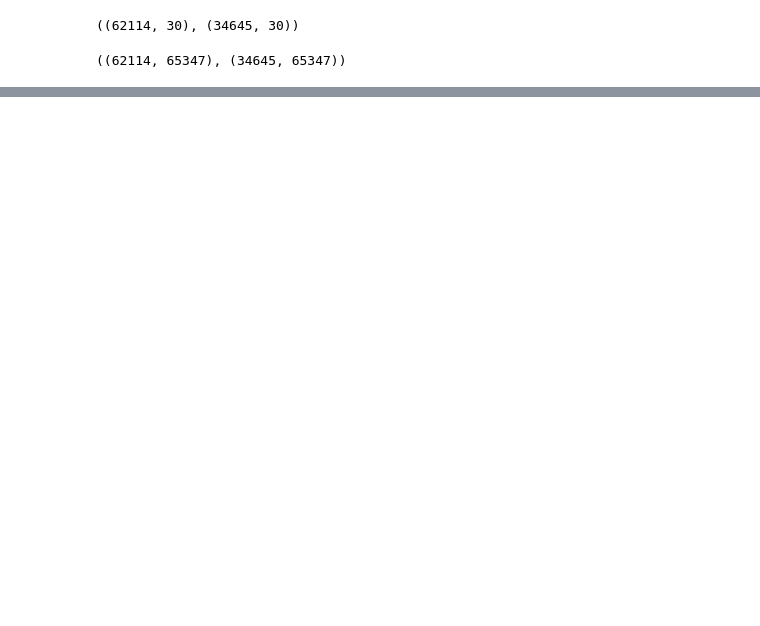
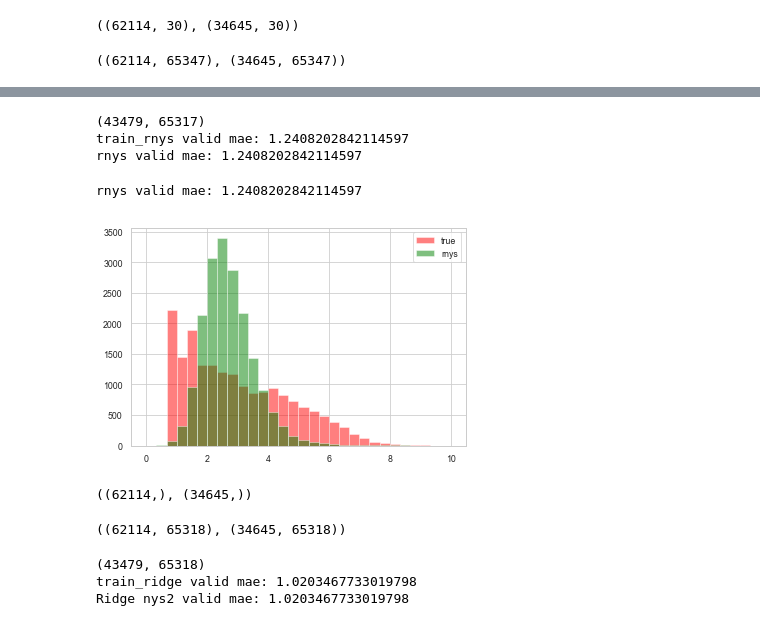
Before and after one commit to eldaniz/mlcourse.ai, a Jupyter notebook: jupyter_english/assignments_fall2018/nmf_18_11_2018_19_14_05.ipynb, the cells around one changed output, grey strips where cells are left out. Drawn from its saved outputs; the diff is of its cells as text; code cells hidden in the pictures; blank space fills up the shorter version.

```diff
--- a/jupyter_english/assignments_fall2018/nmf_18_11_2018_19_14_05.ipynb
+++ b/jupyter_english/assignments_fall2018/nmf_18_11_2018_19_14_05.ipynb
@@ -1020,0 +1125,49 @@ Mix nmf valid mae: 1.045878148436016
+# %%
+from sklearn.kernel_approximation import Nystroem
+from sklearn.pipeline import make_pipeline
+
+feature_map_nystroem = Nystroem(gamma=.2,
+                                random_state=17,
+                                n_components=5000)
+# approx = Nystroem(gamma=1./data_dummies_df.shape[1], n_components=300)
+
+pipe = make_pipeline(
+    feature_map_nystroem,
+    Ridge(random_state = 17, alpha=1.35))
+
+# print(np.mean(cross_val_score(pipe, data_dummies_df, subscribed, cv=5, scoring="roc_auc")))
+
+ridge_nys, rnys_pred, rnys_experiment, rnys_test_pred = train_clf(
+    pipe,
+    X_train_part,
+    y_train_part,
+    X_valid,
+    y_valid,
+    X_test_new,
+    'train_rnys')
+print('rnys valid mae: {}'.format(rnys_experiment['valid_mae']))
+# %% [output]
+(43479, 65317)
+train_rnys valid mae: 1.2408202842114597
+rnys valid mae: 1.2408202842114597
+# %%
+print('rnys valid mae: {}'.format(rnys_experiment['valid_mae']))
+
+plt.hist(y_valid, bins=30, alpha=.5, color='red', label='true', range=(0,10));
+plt.hist(rnys_pred, bins=30, alpha=.5, color='green', label='rnys', range=(0,10));
+plt.legend();
+# %% [output]
+rnys valid mae: 1.2408202842114597
+[figure, added]
+# %%
+X_train_nys_pred = ridge_nys.predict(X_train_new)
+X_test_nys_pred = ridge_nys.predict(X_test_new)
+X_train_nys_pred.shape, X_test_nys_pred.shape
+# %% [output]
+((62114,), (34645,))
+# %%
+X_train_nys = hstack([X_train_new, X_train_nys_pred.reshape(X_train_nys_pred.shape[0], 1)])
+X_test_nys = hstack([X_test_new, X_test_nys_pred.reshape(X_test_nys_pred.shape[0], 1)])
+X_train_nys.shape, X_test_nys.shape
+# %% [output]
+((62114, 65318), (34645, 65318))
@@ -1020,0 +1181,14 @@ Mix nmf valid mae: 1.045878148436016
+# %%
+# train ridge
+ridge_nys2, ridge_nys_pred2, ridge_nys_experiment2, ridge_nys_test_pred2 = train_ridge(
+        X_train_part_nys,
+        y_train_part_nys,
+        X_valid_nys,
+        y_valid_nys,
+        X_test_nys)
+
+print('Ridge nys2 valid mae: {}'.format(ridge_nys_experiment2['valid_mae']))
+# %% [output]
+(43479, 65318)
+train_ridge valid mae: 1.0203467733019798
+Ridge nys2 valid mae: 1.0203467733019798
```
Also changed, not shown: parts of 23 cells of this notebook.
